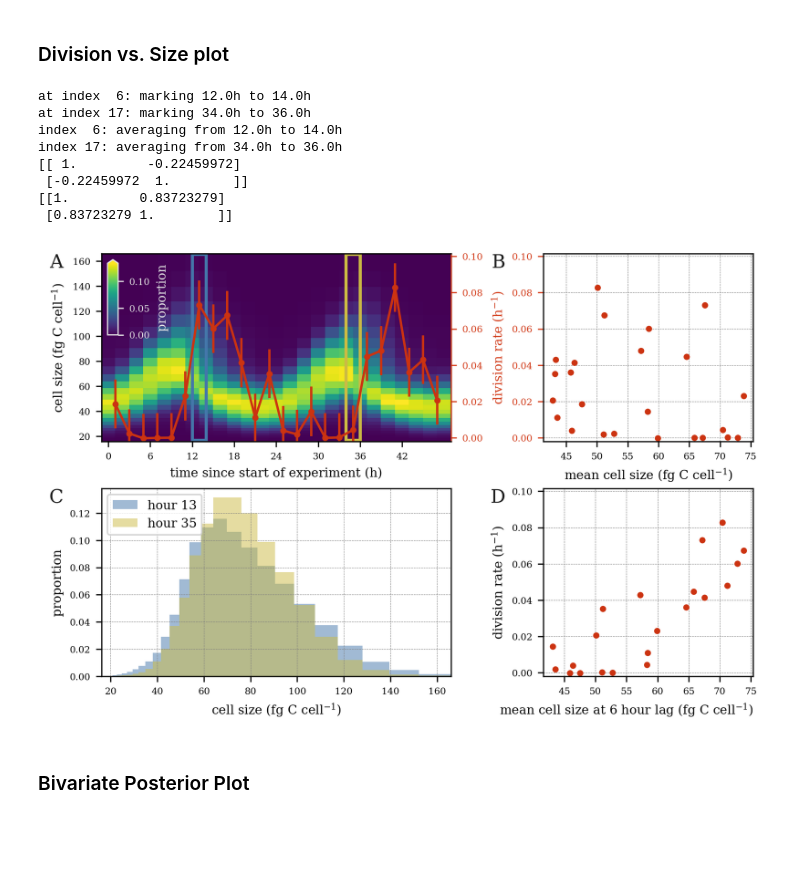
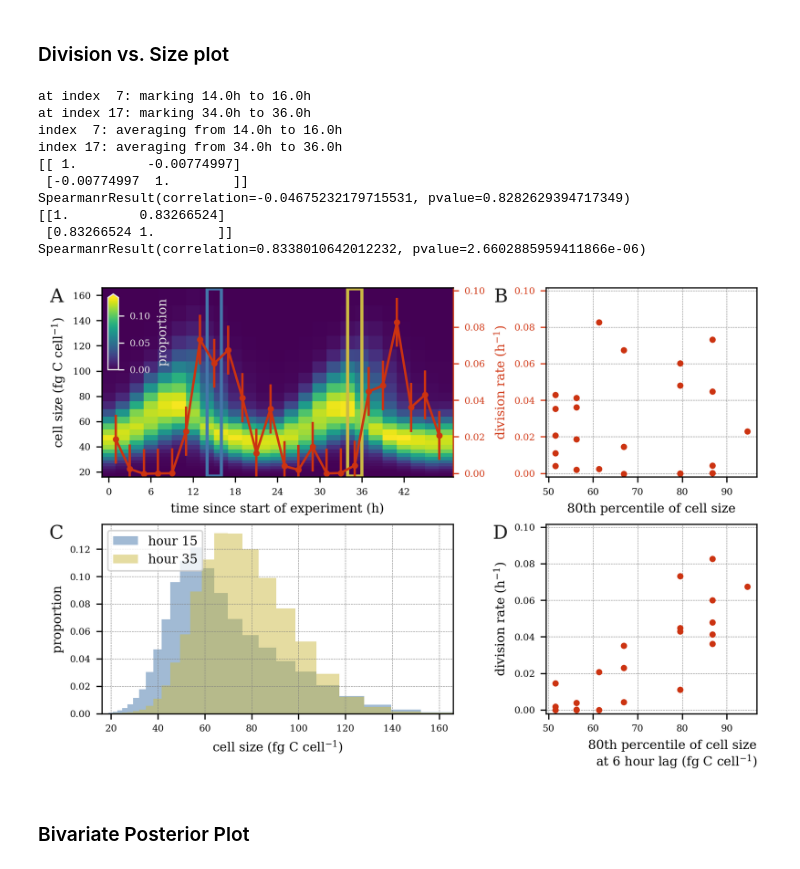
Before and after one commit to CBIOMES/bayesian-matrix-population-model, a Jupyter notebook: notebooks/figures.ipynb, the cells around one changed output. Drawn from its saved outputs; the diff is of its cells as text; code cells hidden in the pictures; blank space fills up the shorter version.

```diff
--- a/notebooks/figures.ipynb
+++ b/notebooks/figures.ipynb
@@ -1197,7 +1199,8 @@ if save_plots:
 ### Division vs. Size plot
 # %%
 # these determine what gets marked
-indices=(6, 17)
+indices=(7, 17)
+quant = 0.8
 
 colors = ['#4477aa', '#ccbb44']
 
@@ -1309,12 +1312,24 @@ if ax_distsclices is not None:
 
 for iax, ax in enumerate((ax_scatter, ax_scatter_offset)):
 
-    obs_timeinterp = 0.5 * (data_gridded['w_obs'][:,1:]
-                            + data_gridded['w_obs'][:,:-1])
+    # If no quantile specified, use the mean.
+    if not quant:
+        obs_timeinterp = 0.5 * (data_gridded['w_obs'][:,1:]
+                                + data_gridded['w_obs'][:,:-1])
 
-    x_data = np.sum(size_bound_centers) * np.average(obs_timeinterp,
-                                                     weights=size_bound_centers,
-                                                     axis=0)
+        x_data = np.sum(size_bound_centers) * np.average(obs_timeinterp,
+                                                         weights=size_bound_centers,
+                                                         axis=0)
+
+    # Get quantiles of the discrete size distribution for each time point.
+    else:
+        x_data = []
+        for ii in range(data_gridded['w_obs'].shape[1]-1):
+            temp = np.cumsum(data_gridded['w_obs'][:, ii])
+            quant_ind = np.min(np.where(temp >= quant)[0])
+            x_data.append(size_bound_centers[quant_ind])
+        x_data = np.asarray(x_data)
+
     y_data = ground_truth['division']
     y_err = ground_truth['division_sd']
     if iax == 1:
@@ -1324,46 +1339,57 @@ for iax, ax in enumerate((ax_scatter, ax_scatter_offset)):
         y_err = y_err[3:]
 
     ax.plot(x_data, y_data, color=prop_colors[prop], ls='none', marker='o')
+
+    # Pearson and Spearman correlations for the scatter plots
     print(np.corrcoef(x_data, y_data))
+    print(spearmanr(x_data, y_data))
 
     ax.grid(True)
     ax.set(ylim=ax_div.get_ylim(), xlabel='mean '+prop_labels['size'])
     if iax == 0:
         ax.set_ylabel(prop_labels[prop], color=prop_colors[prop])
         for ytl in ax.get_yticklabels():
             ytl.set_color(prop_colors[prop])
         ax.tick_params(axis='y', colors=prop_colors[prop])
+        if quant:
+            ax.set_xlabel('{}th percentile of cell size'.format(int(quant*100)))
     else:
         ax.set_ylabel(prop_labels[prop])
-        ax.set_xlabel('mean cell size at 6 hour lag ({}'.format(prop_labels['size'].split('(')[1]),
+        if quant:
+            ax.set_xlabel('{}th percentile of cell size\nat 6 hour lag ({}'.format(int(quant*100), prop_labels['size'].split('(')[1]),
+                          horizontalalignment='right', x=1)
+        else:
+            ax.set_xlabel('mean cell size at 6 hour lag ({}'.format(prop_labels['size'].split('(')[1]),
                       horizontalalignment='right', x=1)
 
 #
 # additions
 #
 
 path_effects=[pe.withStroke(linewidth=2, foreground='white', alpha=0.75)]
 
 for iax, ax in enumerate(axs.flat):
     points = ax.get_subplotspec().get_position(fig).get_points()
     x = points[0,0] - 0.045
     y = points[1,1]
 
     fig.text(x, y, 'ABCDEFG'[iax], size=12, ha='right', va='top', color='0.1',
              path_effects=path_effects)
 
 if save_plots:
     plt.savefig('../figures/division_vs_size.pdf', bbox_inches='tight', dpi=300)
 # %% [output]
-at index  6: marking 12.0h to 14.0h
+at index  7: marking 14.0h to 16.0h
 at index 17: marking 34.0h to 36.0h
-index  6: averaging from 12.0h to 14.0h
+index  7: averaging from 14.0h to 16.0h
 index 17: averaging from 34.0h to 36.0h
-[[ 1.         -0.22459972]
- [-0.22459972  1.        ]]
-[[1.         0.83723279]
- [0.83723279 1.        ]]
+[[ 1.         -0.00774997]
+ [-0.00774997  1.        ]]
+SpearmanrResult(correlation=-0.04675232179715531, pvalue=0.8282629394717349)
+[[1.         0.83266524]
+ [0.83266524 1.        ]]
+SpearmanrResult(correlation=0.8338010642012232, pvalue=2.6602885959411866e-06)
-[figure, old version]
+[figure, new version]
 # %% [markdown]
 ### Bivariate Posterior Plot
 # %%
```
Also changed, not shown: parts of 7 cells of this notebook, 40 other files.
